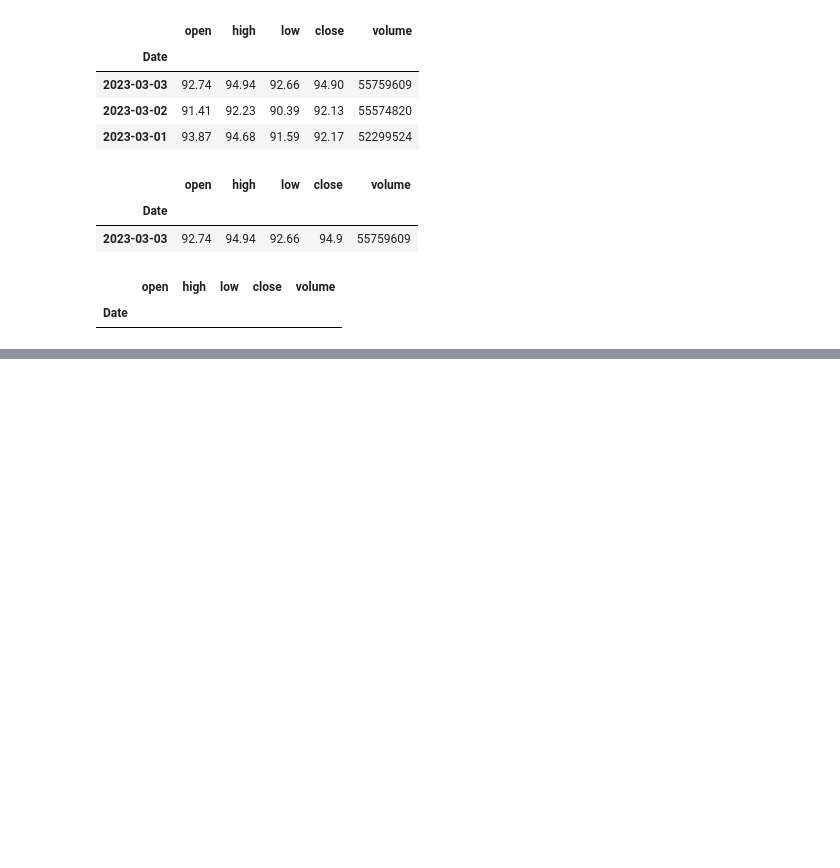
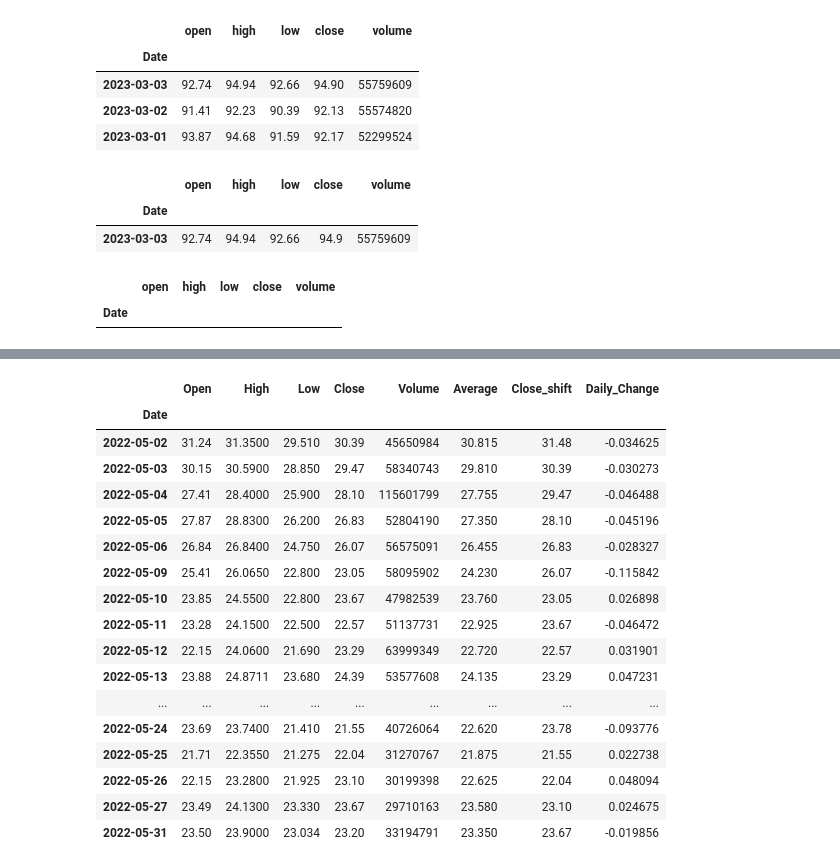
Before and after one commit to Dummyan/data_science_bootcamp, a Jupyter notebook: 02_analiza_danych/02_dane_gieldowe.ipynb, the cells around one changed output, grey strips where cells are left out. Cells and saved outputs as stored; diff of their text form; code cells hidden in the pictures; blank space fills up the shorter version.

```diff
--- a/02_analiza_danych/02_dane_gieldowe.ipynb
+++ b/02_analiza_danych/02_dane_gieldowe.ipynb
@@ -359,0 +803,21 @@ df.loc['2023-03-03': '2023-03-01']
+# %%
+df[(df.index.month == 5) & (df.index.year == 2022)]
+# %% [output]
+|  | Open | High | Low | Close | Volume | Average | Close_shift | Daily_Change |
+| Date |  |  |  |  |  |  |  |  |
+| 2022-05-02 | 31.24 | 31.3500 | 29.510 | 30.39 | 45650984 | 30.815 | 31.48 | -0.034625 |
+| 2022-05-03 | 30.15 | 30.5900 | 28.850 | 29.47 | 58340743 | 29.810 | 30.39 | -0.030273 |
+| 2022-05-04 | 27.41 | 28.4000 | 25.900 | 28.10 | 115601799 | 27.755 | 29.47 | -0.046488 |
+| 2022-05-05 | 27.87 | 28.8300 | 26.200 | 26.83 | 52804190 | 27.350 | 28.10 | -0.045196 |
+| 2022-05-06 | 26.84 | 26.8400 | 24.750 | 26.07 | 56575091 | 26.455 | 26.83 | -0.028327 |
+| 2022-05-09 | 25.41 | 26.0650 | 22.800 | 23.05 | 58095902 | 24.230 | 26.07 | -0.115842 |
+| 2022-05-10 | 23.85 | 24.5500 | 22.800 | 23.67 | 47982539 | 23.760 | 23.05 | 0.026898 |
+| 2022-05-11 | 23.28 | 24.1500 | 22.500 | 22.57 | 51137731 | 22.925 | 23.67 | -0.046472 |
+| 2022-05-12 | 22.15 | 24.0600 | 21.690 | 23.29 | 63999349 | 22.720 | 22.57 | 0.031901 |
+| 2022-05-13 | 23.88 | 24.8711 | 23.680 | 24.39 | 53577608 | 24.135 | 23.29 | 0.047231 |
+| ... | ... | ... | ... | ... | ... | ... | ... | ... |
+| 2022-05-24 | 23.69 | 23.7400 | 21.410 | 21.55 | 40726064 | 22.620 | 23.78 | -0.093776 |
+| 2022-05-25 | 21.71 | 22.3550 | 21.275 | 22.04 | 31270767 | 21.875 | 21.55 | 0.022738 |
+| 2022-05-26 | 22.15 | 23.2800 | 21.925 | 23.10 | 30199398 | 22.625 | 22.04 | 0.048094 |
+| 2022-05-27 | 23.49 | 24.1300 | 23.330 | 23.67 | 29710163 | 23.580 | 23.10 | 0.024675 |
+| 2022-05-31 | 23.50 | 23.9000 | 23.034 | 23.20 | 33194791 | 23.350 | 23.67 | -0.019856 |
```
Also changed, not shown: parts of 64 cells of this notebook.
